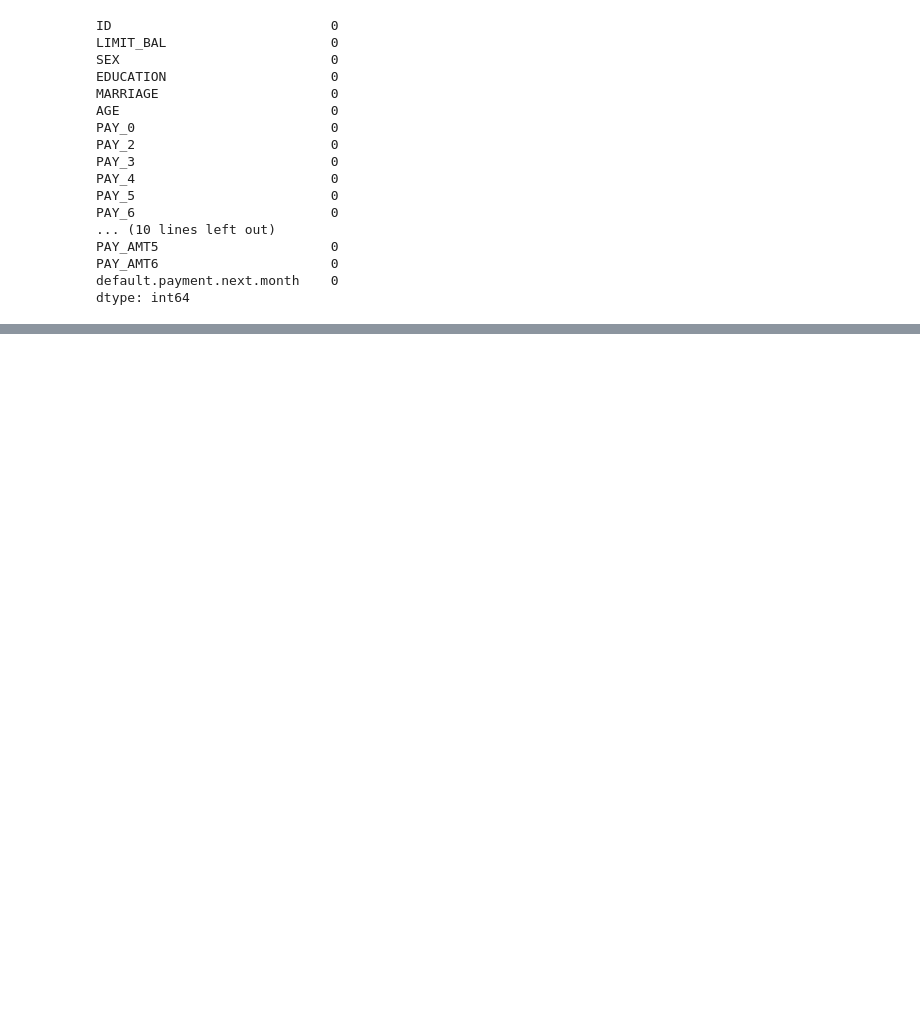
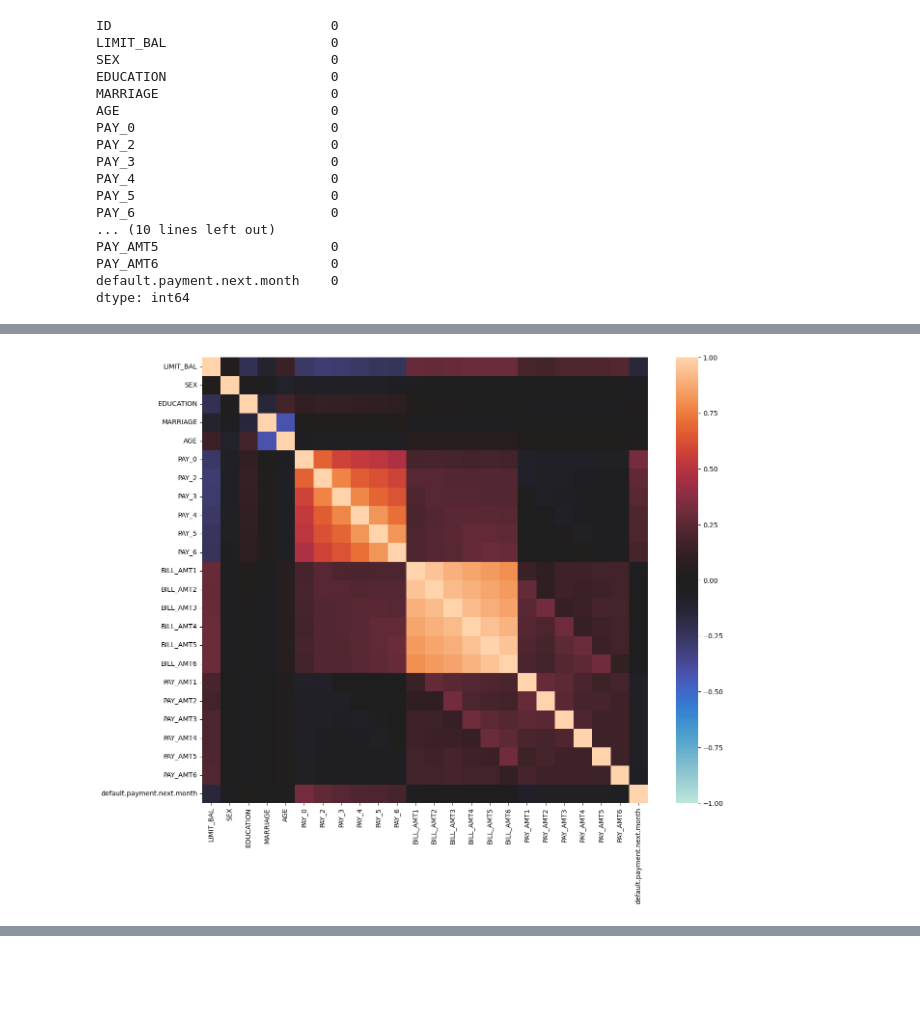
Before and after one commit to medhasingh101/hw-5, a Jupyter notebook: hw5.ipynb, the cells around one changed output, grey strips where cells are left out. Drawn from its saved outputs; the diff is of its cells as text; code cells hidden in the pictures; blank space fills up the shorter version.

```diff
--- a/hw5.ipynb
+++ b/hw5.ipynb
@@ -249,0 +327,15 @@ dtype: int64
+# %%
+col = ['LIMIT_BAL', 'SEX', 'EDUCATION', 'MARRIAGE', 'AGE', 'PAY_0',
+       'PAY_2', 'PAY_3', 'PAY_4', 'PAY_5', 'PAY_6', 'BILL_AMT1', 'BILL_AMT2',
+       'BILL_AMT3', 'BILL_AMT4', 'BILL_AMT5', 'BILL_AMT6', 'PAY_AMT1',
+       'PAY_AMT2', 'PAY_AMT3', 'PAY_AMT4', 'PAY_AMT5', 'PAY_AMT6',
+       'default.payment.next.month']
+# %%
+corr = df[col].corr()
+f = plt.figure(figsize=(15, 12))
+ax = sns.heatmap(
+    corr,
+    vmin=-1, vmax=1, center=0,
+    square=True)
+# %% [output]
+[figure, added]
```
Also changed, not shown: parts of 17 cells of this notebook, 2 other files.
